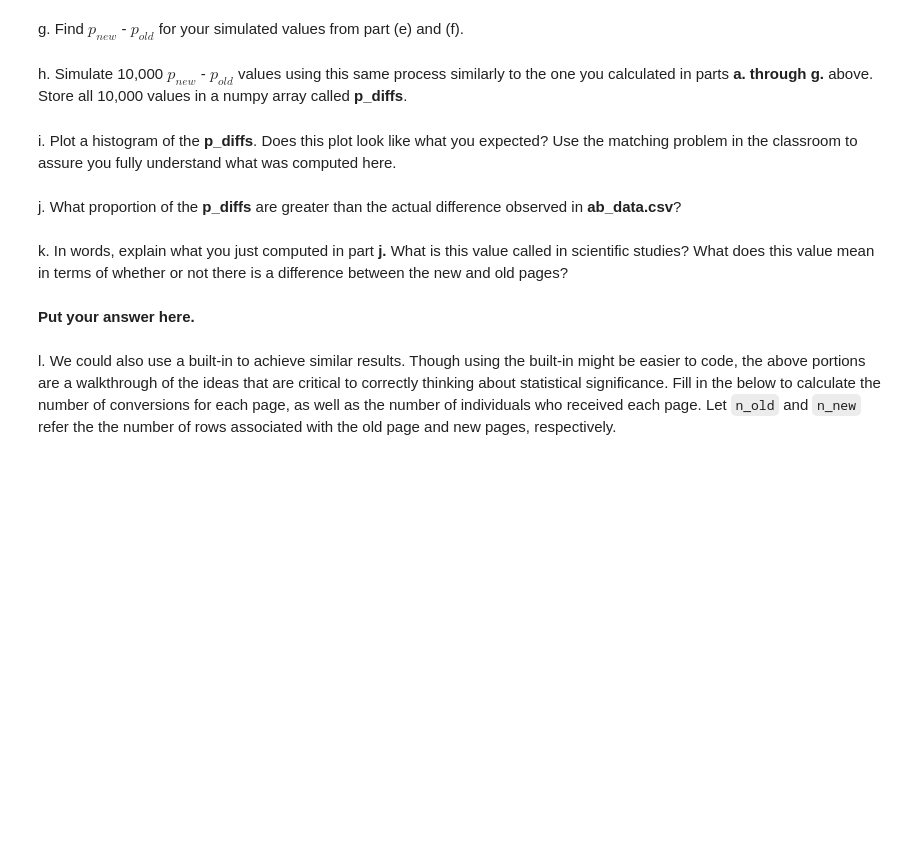
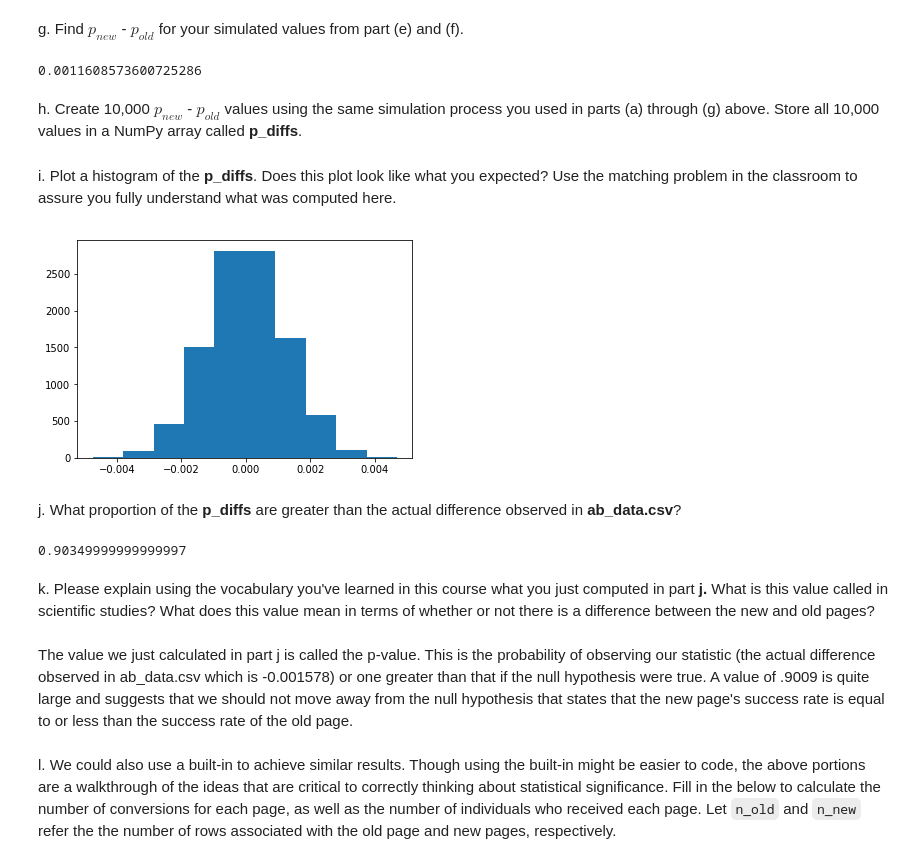
Before and after one commit to jasonhua805/AB_Testing_Demonstration, a Jupyter notebook: Analyze_ab_test_results_notebook.ipynb, the cells around one changed output. Drawn from its saved outputs; the diff is of its cells as text; code cells hidden in the pictures; blank space fills up the shorter version.

```diff
--- a/Analyze_ab_test_results_notebook.ipynb
+++ b/Analyze_ab_test_results_notebook.ipynb
@@ -39,0 +109,3 @@ a. Now use the answer to the quiz to create a new dataset that meets the specifi
+# %%
+df2 = df.drop(baddata.index)
+df2
@@ -51,2 +154,5 @@ c. What is the row information for the repeat **user_id**?
 # %% [markdown]
 d. Remove **one** of the rows with a duplicate **user_id**, but keep your dataframe as **df2**.
+# %%
+df2.drop(df2[df2['user_id'].duplicated() == True].index,inplace=True)
+df2
@@ -90,0 +256,3 @@ a. What is the **convert rate** for $p_{new}$ under the null?
+# %%
+conversion_rate = df2[df2['converted']==1].count()/df2.count()
+conversion_rate
@@ -101,14 +307,35 @@ f. Simulate $n_{old}$ transactions with a convert rate of $p_{old}$ under the nu
 # %% [markdown]
 g. Find $p_{new}$ - $p_{old}$ for your simulated values from part (e) and (f).
+# %%
+new_page_converted - old_page_converted
+# %% [output]
+0.0011608573600725286
 # %% [markdown]
-h. Simulate 10,000 $p_{new}$ - $p_{old}$ values using this same process similarly to the one you calculated in parts **a. through g.** above.  Store all 10,000 values in a numpy array called **p_diffs**.
+h. Create 10,000 $p_{new}$ - $p_{old}$ values using the same simulation process you used in parts (a) through (g) above. Store all 10,000 values in a NumPy array called **p_diffs**.
+# %%
+p_diffs=[]
+for _ in range(10000):
+    new_simulation = np.random.binomial(145310,conversion_rate['user_id'])/145310
+    old_simulation = np.random.binomial(145274,conversion_rate['user_id'])/145274
+    p_diffs.append(new_simulation - old_simulation)
+p_diffs = np.array(p_diffs)
 # %% [markdown]
 i. Plot a histogram of the **p_diffs**.  Does this plot look like what you expected?  Use the matching problem in the classroom to assure you fully understand what was computed here.
+# %%
+plt.hist(p_diffs);
+# %% [output]
+[figure, added]
 # %% [markdown]
 j. What proportion of the **p_diffs** are greater than the actual difference observed in **ab_data.csv**?
+# %%
+# The Actual Difference observed in ab_data.csv is calculated as the difference
+# between new_converts - control_converts [From Quiz 2 Earlier] = -0.001578
+(p_diffs > -0.001578).mean()
+# %% [output]
+0.90349999999999997
 # %% [markdown]
-k. In words, explain what you just computed in part **j.**  What is this value called in scientific studies?  What does this value mean in terms of whether or not there is a difference between the new and old pages?
+k. Please explain using the vocabulary you've learned in this course what you just computed in part **j.**  What is this value called in scientific studies?  What does this value mean in terms of whether or not there is a difference between the new and old pages?
-# %% [markdown]
-**Put your answer here.**
+# %% [markdown]
+The value we just calculated in part j is called the p-value. This is the probability of observing our statistic (the actual difference observed in ab_data.csv which is -0.001578) or one greater than that if the null hypothesis were true. A value of .9009 is quite large and suggests that we should not move away from the null hypothesis that states that the new page's success rate is equal to or less than the success rate of the old page.
 # %% [markdown]
 l. We could also use a built-in to achieve similar results.  Though using the built-in might be easier to code, the above portions are a walkthrough of the ideas that are critical to correctly thinking about statistical significance. Fill in the below to calculate the number of conversions for each page, as well as the number of individuals who received each page. Let `n_old` and `n_new` refer the the number of rows associated with the old page and new pages, respectively.
```
Also changed, not shown: parts of 75 cells of this notebook, 1 other file.
